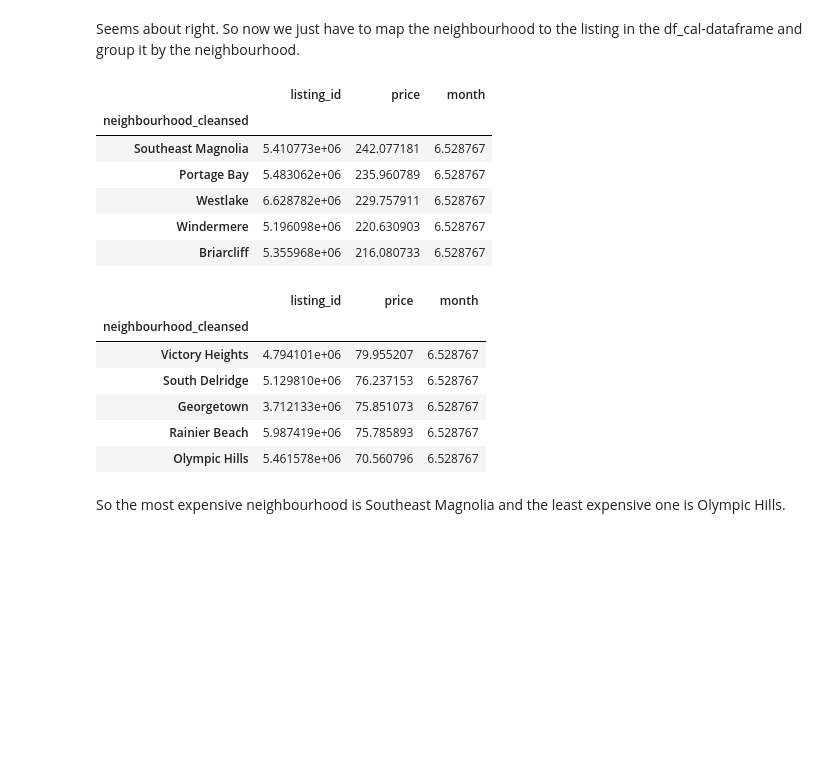
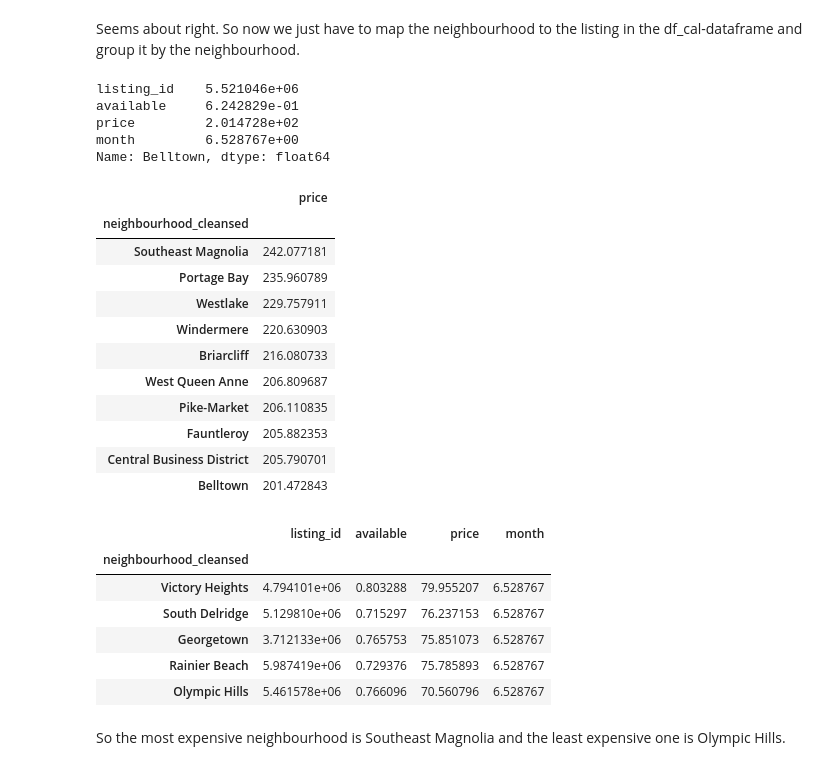
Before and after one commit to ChaosMcChief/DataScience_Nanodegree_p1-Seattle_Airbnb, a Jupyter notebook: AirBnb_Seattle.ipynb, the cells around one changed output. Drawn from its saved outputs; the diff is of its cells as text; code cells hidden in the pictures; blank space fills up the shorter version.

```diff
--- a/AirBnb_Seattle.ipynb
+++ b/AirBnb_Seattle.ipynb
@@ -105,0 +127,3 @@ We can clearly see that the most expensive time of the year is in the summer aro
+# %%
+d = {'f': False, 't': True}
+df_cal.loc[:,'available'] = df_cal.loc[:,'available'].map(d)
@@ -135,26 +199,39 @@ df_listing.rename(columns={'id': 'listing_id'}, inplace=True)
 df_cal = df_cal.merge(df_listing[['listing_id','neighbourhood_cleansed']], on='listing_id')
 # %%
 mean_price_per_neighbourhood = df_cal.groupby('neighbourhood_cleansed').mean().sort_values('price', ascending=False)
+# %%
+mean_price_per_neighbourhood.loc['Belltown']
+# %% [output]
+listing_id    5.521046e+06
+available     6.242829e-01
+price         2.014728e+02
+month         6.528767e+00
+Name: Belltown, dtype: float64
 # %%
-mean_price_per_neighbourhood.head()
+mean_price_per_neighbourhood.loc[:,'price'].to_frame().head(10)
 # %% [output]
-|  | listing_id | price | month |
-| neighbourhood_cleansed |  |  |  |
-| Southeast Magnolia | 5.410773e+06 | 242.077181 | 6.528767 |
-| Portage Bay | 5.483062e+06 | 235.960789 | 6.528767 |
-| Westlake | 6.628782e+06 | 229.757911 | 6.528767 |
-| Windermere | 5.196098e+06 | 220.630903 | 6.528767 |
-| Briarcliff | 5.355968e+06 | 216.080733 | 6.528767 |
+|  | price |
+| neighbourhood_cleansed |  |
+| Southeast Magnolia | 242.077181 |
+| Portage Bay | 235.960789 |
+| Westlake | 229.757911 |
+| Windermere | 220.630903 |
+| Briarcliff | 216.080733 |
+| West Queen Anne | 206.809687 |
+| Pike-Market | 206.110835 |
+| Fauntleroy | 205.882353 |
+| Central Business District | 205.790701 |
+| Belltown | 201.472843 |
 # %%
 mean_price_per_neighbourhood.tail()
 # %% [output]
-|  | listing_id | price | month |
-| neighbourhood_cleansed |  |  |  |
-| Victory Heights | 4.794101e+06 | 79.955207 | 6.528767 |
-| South Delridge | 5.129810e+06 | 76.237153 | 6.528767 |
-| Georgetown | 3.712133e+06 | 75.851073 | 6.528767 |
-| Rainier Beach | 5.987419e+06 | 75.785893 | 6.528767 |
-| Olympic Hills | 5.461578e+06 | 70.560796 | 6.528767 |
+|  | listing_id | available | price | month |
+| neighbourhood_cleansed |  |  |  |  |
+| Victory Heights | 4.794101e+06 | 0.803288 | 79.955207 | 6.528767 |
+| South Delridge | 5.129810e+06 | 0.715297 | 76.237153 | 6.528767 |
+| Georgetown | 3.712133e+06 | 0.765753 | 75.851073 | 6.528767 |
+| Rainier Beach | 5.987419e+06 | 0.729376 | 75.785893 | 6.528767 |
+| Olympic Hills | 5.461578e+06 | 0.766096 | 70.560796 | 6.528767 |
 # %% [markdown]
 So the most expensive neighbourhood is Southeast Magnolia and the least expensive one is Olympic Hills.
 # %% [markdown]
```
Also changed, not shown: parts of 9 cells of this notebook, 1 other file.
